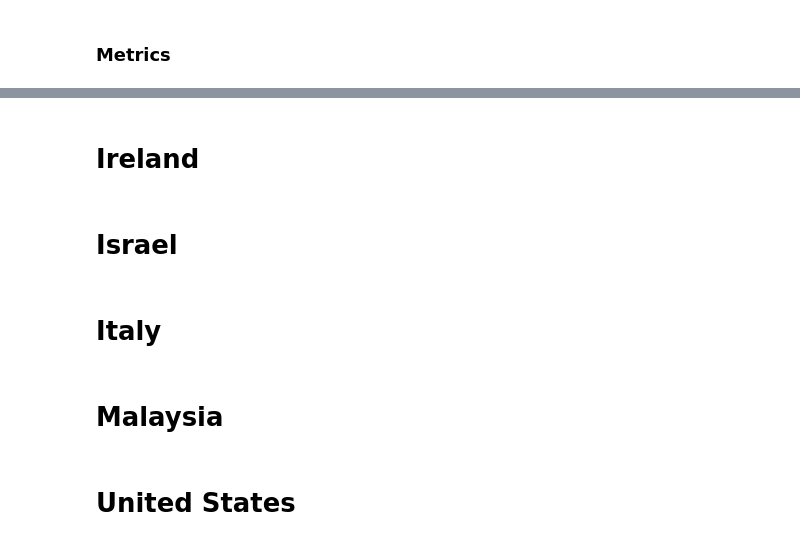
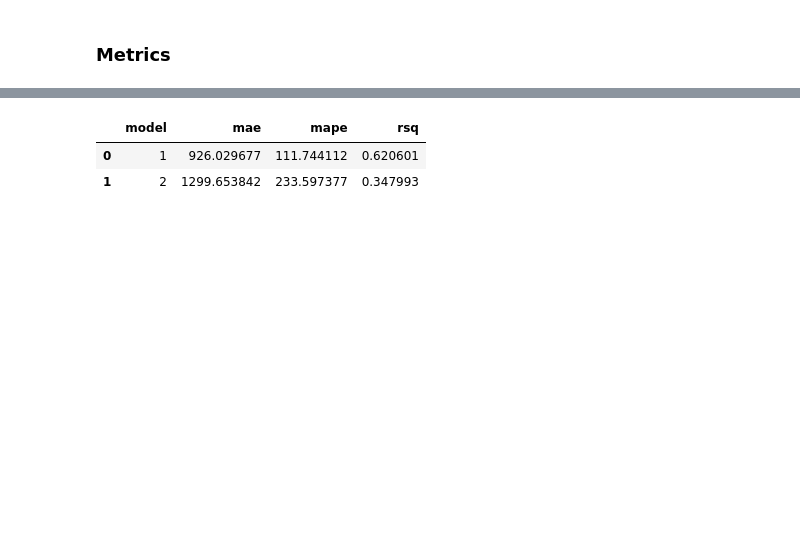
Before and after one commit to y-ginther/DS-Capstone, a Jupyter notebook: XGBoost_c.ipynb, the cells around one changed output, grey strips where cells are left out. Drawn from its saved outputs; the diff is of its cells as text; code cells hidden in the pictures; blank space fills up the shorter version.

```diff
--- a/XGBoost_c.ipynb
+++ b/XGBoost_c.ipynb
@@ -134,9 +132,9 @@ _ = pjme_all[['new_deaths','Prediction']].plot(figsize=(15, 5))
 ### Metrics
 # %%
 mae = mean_absolute_error(test['new_deaths'], test['Prediction'])
-mape = mean_absolute_percentage_error(test['new_deaths'], test['Prediction'])
+mape = np.mean(np.abs((test['new_deaths'] - test['Prediction']) / (test['new_deaths'] + 1))) * 100
 r2 = r2_score(test['new_deaths'], test['Prediction'])
-new_row = {'country': 'Belgium', 'model': '1', 'mae': mae, 'mape': mape, 'rsq': r2}
+new_row = {'model': '1', 'mae': mae, 'mape': mape, 'rsq': r2}
 metrics = metrics.append(new_row, ignore_index=True)
 # %% [markdown]
 ## Model 2
@@ -228,8 +227,8 @@ _ = pjme_all[['new_deaths','Prediction']].plot(figsize=(15, 5))
 ### Metrics
 # %%
 mae = mean_absolute_error(test['new_deaths'], test['Prediction'])
-mape = mean_absolute_percentage_error(test['new_deaths'], test['Prediction'])
+mape = np.mean(np.abs((test['new_deaths'] - test['Prediction']) / (test['new_deaths'] + 1))) * 100
 r2 = r2_score(test['new_deaths'], test['Prediction'])
-new_row = {'country': 'Belgium', 'model': '2', 'mae': mae, 'mape': mape, 'rsq': r2}
+new_row = {'model': '2', 'mae': mae, 'mape': mape, 'rsq': r2}
 metrics = metrics.append(new_row, ignore_index=True)
 # %% [markdown]
@@ -321,6 +235,0 @@ _ = pjme_all[['new_deaths','Prediction']].plot(figsize=(15, 5))
-# %%
-mae = mean_absolute_error(test['new_deaths'], test['Prediction'])
-mape = mean_absolute_percentage_error(test['new_deaths'], test['Prediction'])
-r2 = r2_score(test['new_deaths'], test['Prediction'])
-new_row = {'country': 'Chile', 'model': '1', 'mae': mae, 'mape': mape, 'rsq': r2}
-metrics = metrics.append(new_row, ignore_index=True)
@@ -343,10 +236,6 @@ metrics = metrics.append(new_row, ignore_index=True)
-# %% [markdown]
-# Ireland
-# %% [markdown]
-# Israel
-# %% [markdown]
-# Italy
-# %% [markdown]
-# Malaysia
-# %% [markdown]
-# United States
+# %%
+metrics
+# %% [output]
+|  | model | mae | mape | rsq |
+| 0 | 1 | 926.029677 | 111.744112 | 0.620601 |
+| 1 | 2 | 1299.653842 | 233.597377 | 0.347993 |
```
Also changed, not shown: parts of 36 cells of this notebook.
